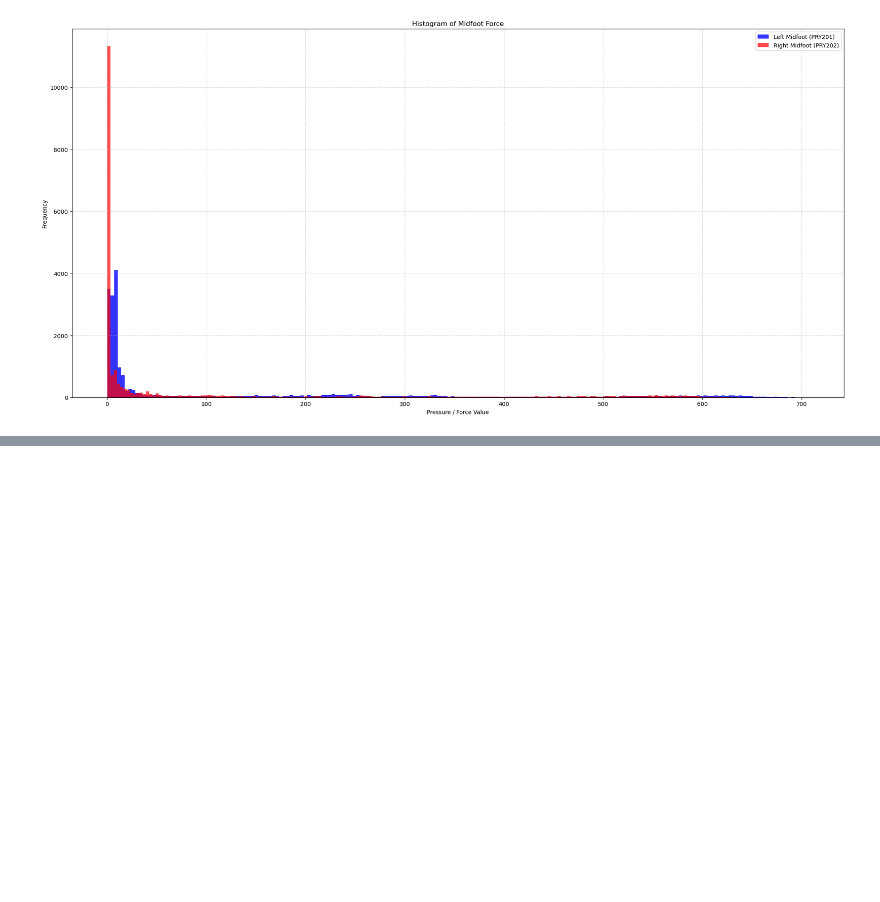
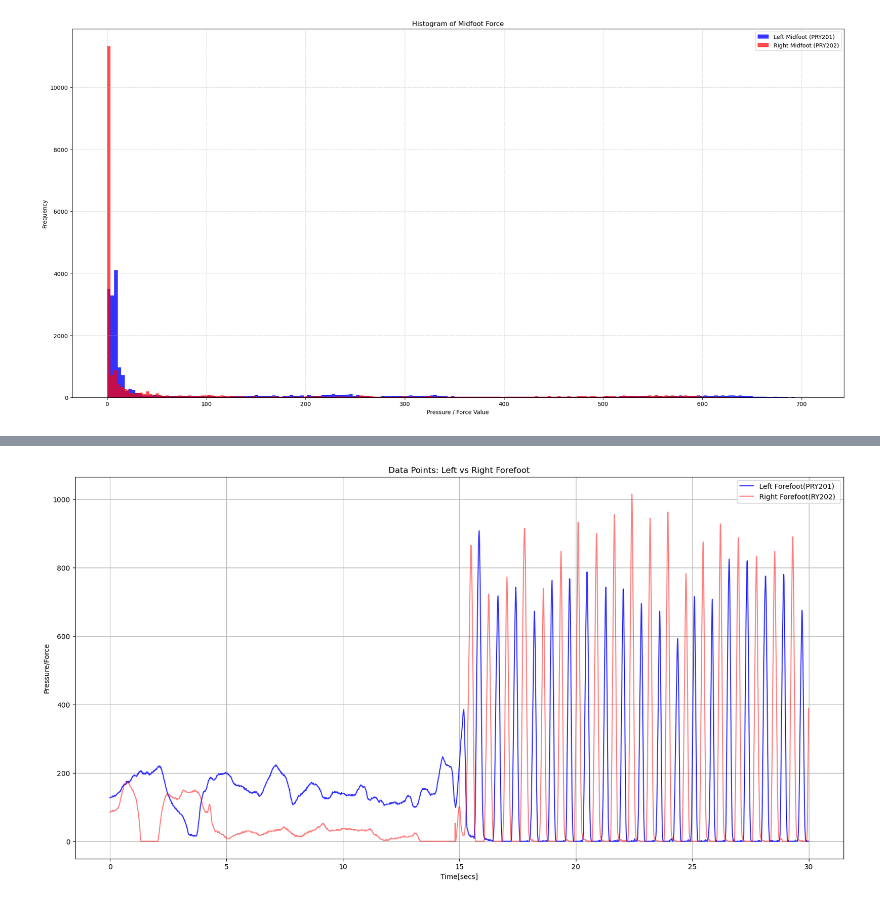
Before and after one commit to Fatemeh-aboulhassani/Movement-Analysis, a Jupyter notebook: notebooks/first analysis data.ipynb, the cells around one changed output, grey strips where cells are left out. Saved outputs shown, nothing was run; the diff lists cells and outputs as text; code cells hidden in the pictures; blank space fills up the shorter version.

Commit message:
Plots of Forefoot

```diff
--- a/notebooks/first analysis data.ipynb
+++ b/notebooks/first analysis data.ipynb
@@ -512,0 +536,20 @@ plt.show()
+# %%
+df_first=loadsolASCII_25_11_11_09_38_11_074_Asphalt.iloc[:3000]
+plt.figure(figsize=(20,10))
+plt.plot(df_first['Time[secs]'],
+         df_first["PRY201_L_Forefoot"],
+         label="Left Forefoot(PRY201)", color="blue", alpha=0.8)
+
+plt.plot(df_first['Time[secs]'],
+         df_first["PRY202_R_Forefoot"],
+         label="Right Forefoot(RY202) ", color="red", alpha=0.5)
+
+plt.xlabel("Time[secs]")
+plt.ylabel("Pressure/Force")
+plt.title("Data Points: Left vs Right Forefoot")
+
+plt.legend()
+plt.grid(True)
+plt.show()
+# %% [output]
+[figure, added]
```
Also changed, not shown: parts of 5 cells of this notebook.
